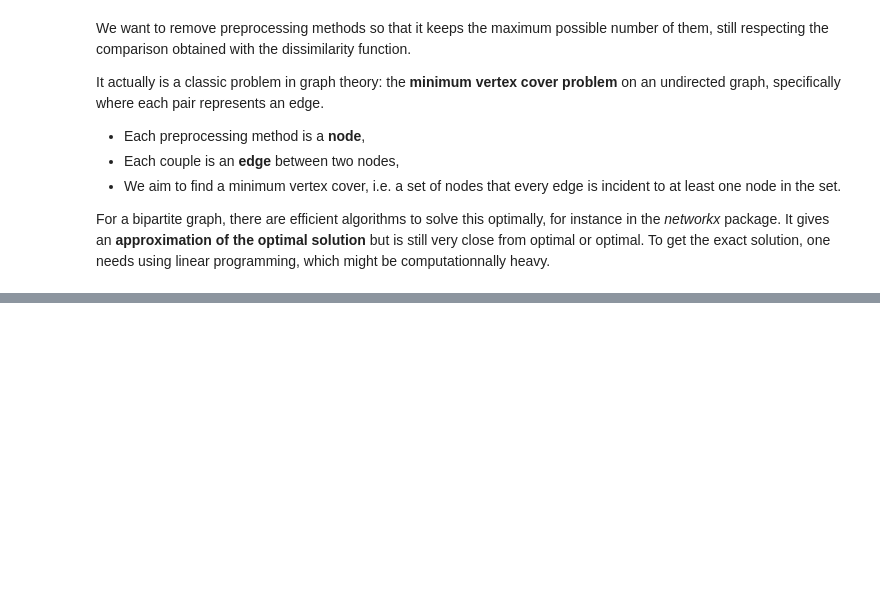
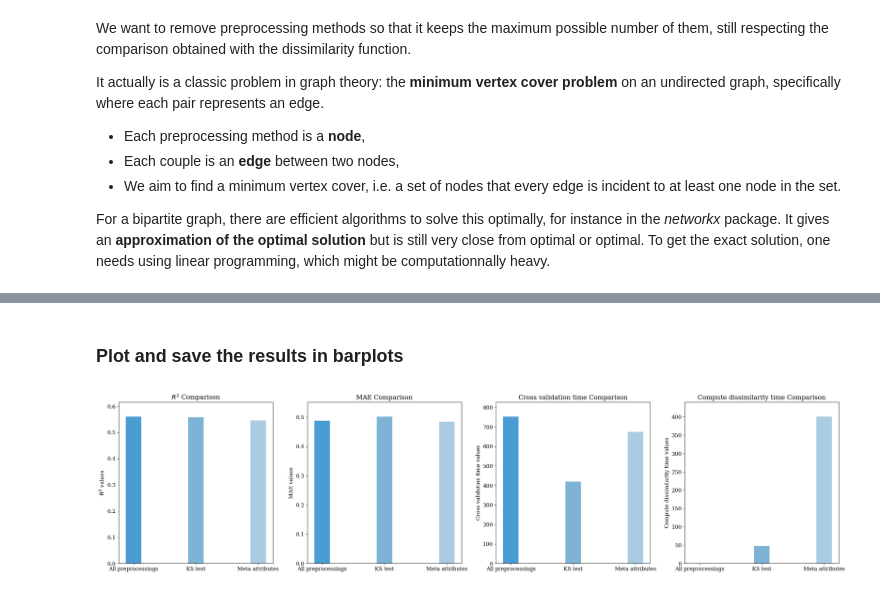
Before and after one commit to rreiter37/CIRAD_PhD_Robin, a Jupyter notebook: compare_dissim_stacking.ipynb, the cells around one changed output, grey strips where cells are left out. Saved outputs shown, nothing was run; the diff lists cells and outputs as text; code cells hidden in the pictures; blank space fills up the shorter version.

```diff
--- a/compare_dissim_stacking.ipynb
+++ b/compare_dissim_stacking.ipynb
@@ -135,19 +135,3 @@ It actually is a classic problem in graph theory: the **minimum vertex cover pro
 - We aim to find a minimum vertex cover, i.e. a set of nodes that every edge is incident to at least one node in the set.
 
 For a bipartite graph, there are efficient algorithms to solve this optimally, for instance in the *networkx* package. It gives an **approximation of the optimal solution** but is still very close from optimal or optimal. To get the exact solution, one needs using linear programming, which might be computationnally heavy.
-# %%
-dissim = importlib.import_module('dissimilarity_functions')
-importlib.reload(dissim)
-
-list_KS = dissim.preprocessings_to_remove_approx(preprocessings, x, distance_fn=dissim.dissim_KS, normalize_dissim=False, threshold=("proportion", 0.1))
-list_meta = dissim.preprocessings_to_remove_approx(preprocessings, x, distance_fn=dissim.dissim_meta_att_var, normalize_dissim=True, threshold=("proportion", 0.1))
-
-
-print("List of preprocessing methods to remove for KS dissimilarity:", list_KS)
-print("-"*150)
-print("List of preprocessing methods to remove for meta attributes dissimilarity:", list_meta)
-
-
-# Remove it from the preprocessing methods
-for i in list_KS:
-    del preprocessings[i]
@@ -249,0 +230,52 @@ y.shape
+# %% [markdown]
+### Plot and save the results in barplots
+# %%
+import matplotlib as mpl
+
+# Create a new folder to save the figures
+if not os.path.exists("Figures"):
+    os.makedirs("Figures")
+# Save the figure in the new folder
+fig_path = os.path.join("Figures", "%s_comp_dissimilarity.png" % data_source)
+
+
+# change the values from np.float64 to float
+dict_scores = {key: {k: float(v) if k != 'time' else v for k, v in dico.items() } for key, dico in dict_scores.items()}
+
+# Ravenclaw-style color palette (cool blues & greys)
+colors = ['#4B9CD3', '#7FB3D5', '#A9CCE3', '#D6EAF8']
+
+# Font setup
+mpl.rcParams['font.family'] = 'serif'
+mpl.rcParams['font.size'] = 12
+
+criteria = list(dict_scores['All preprocessings'].keys())
+
+
+method_A = list(dict_scores['All preprocessings'].values())
+method_B = list(dict_scores['KS test'].values())
+method_C = list(dict_scores['Meta attributes'].values())
+
+# Bar width parameter
+bar_width = 0.25
+
+# Create a figure with three plots (1 line, 3 columns)
+fig, axes = plt.subplots(1, len(criteria), figsize=(6 * len(criteria), 6))
+
+for i, ax in enumerate(axes):
+    values = [method_A[i], method_B[i], method_C[i]]
+    n = len(values)
+    x = np.arange(n)
+    ax.set_ylim(0, 1.1 * max(values))  # Set the y-axis limits for all plots
+    ax.bar(x, values, color = colors, width=bar_width, label=criteria[i])
+    ax.set_xticks(x)
+    ax.set_xticklabels(dict_scores.keys())
+    ax.set_title(criteria[i] + " Comparison")
+    ax.set_ylabel(criteria[i] + " values")
+
+# Ajustement de la disposition
+plt.tight_layout()
+fig.savefig(fig_path, dpi=300, bbox_inches='tight')
+plt.show()
+# %% [output]
+[figure, added]
```
Also changed, not shown: parts of 13 cells of this notebook, 5 other files.
